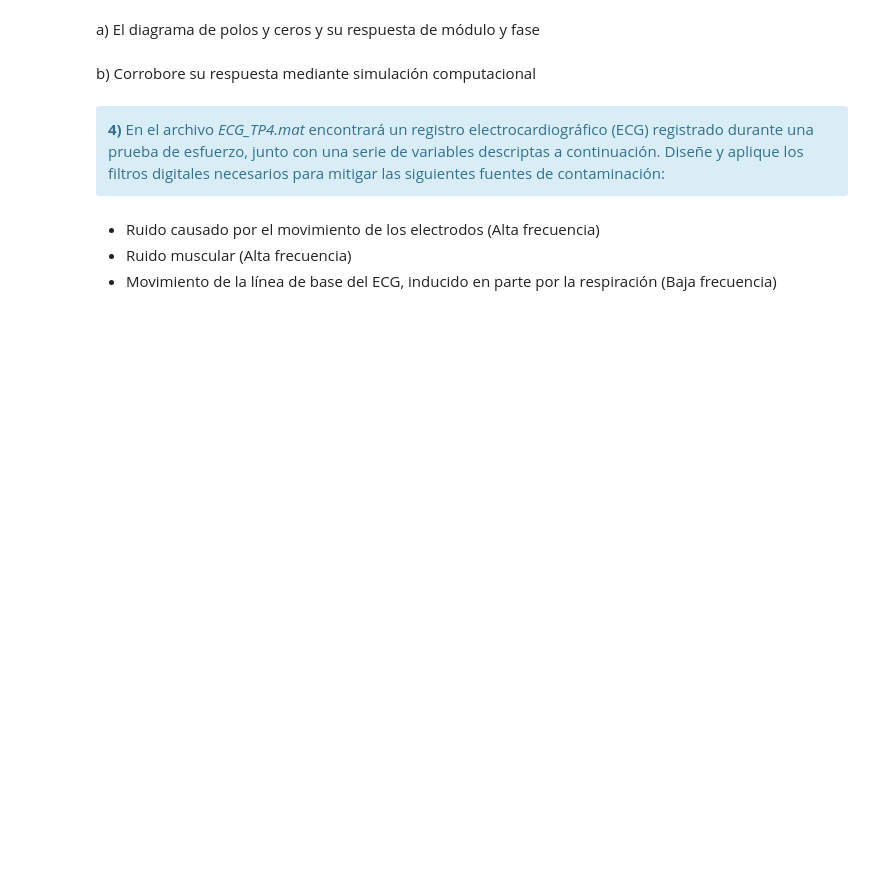
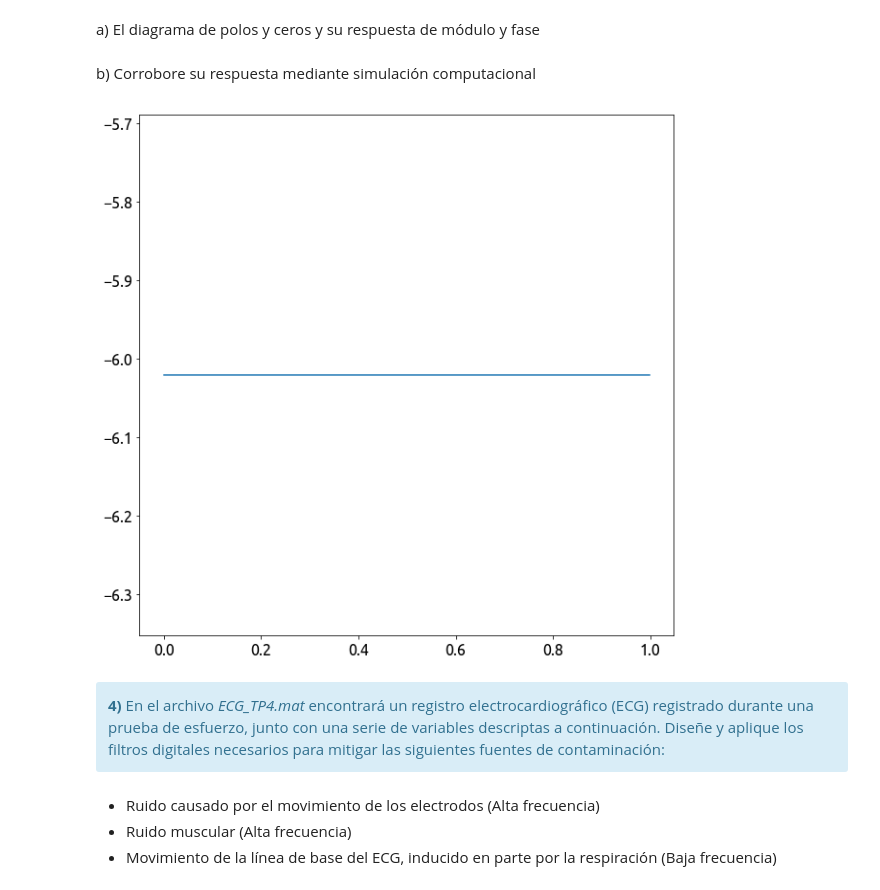
Before and after one commit to tomiambro/gibio, a Jupyter notebook: TP4 - Filtrado.ipynb, the cells around one changed output. Saved outputs shown, nothing was run; the diff lists cells and outputs as text; code cells hidden in the pictures; blank space fills up the shorter version.

```diff
--- a/TP4 - Filtrado.ipynb
+++ b/TP4 - Filtrado.ipynb
@@ -142,3 +137,25 @@ Para $N= (2; 4)$ y $b = -1$
+# %%
+
+##########################################
+# Acá podés generar los gráficos pedidos #
+##########################################
+
+N = 2
+b = -1
+a = [1, 0]
+
+z, p, k = sig.tf2zpk(b/N,a)
+
+ww, hh = sig.freqz_zpk(z, p, k)
+
+ww = ww / np.pi
+
+plt.figure(1)
+
+plt.plot(ww, 20 * np.log10(abs(hh)), label='FIR')
+plt.show()
+# %% [output]
+[figure, added]
 # %% [markdown]
 <div class="alert alert-block alert-info">
 <b>4)</b> En el archivo <i>ECG_TP4.mat</i> encontrará un registro electrocardiográfico (ECG) registrado durante una prueba de esfuerzo, junto con una serie de variables descriptas a continuación. Diseñe y aplique los filtros digitales necesarios para mitigar las siguientes fuentes de contaminación:
```
Also changed, not shown: parts of 5 cells of this notebook, 1 other file.
